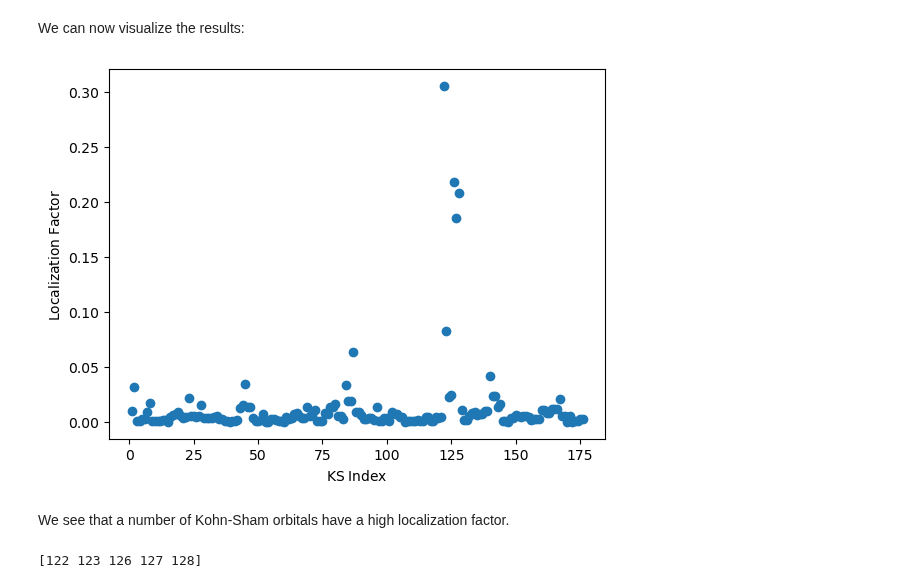
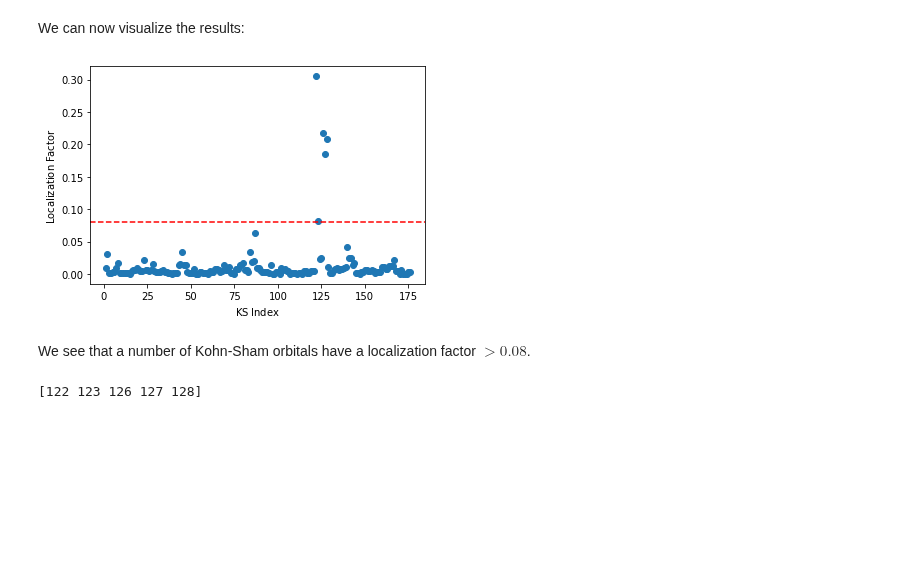
Before and after one commit to west-code-development/West, a Jupyter notebook: Doc/tutorials/basic/basic_006.ipynb, the cells around one changed output. Drawn from its saved outputs; the diff is of its cells as text; code cells hidden in the pictures; blank space fills up the shorter version.

```diff
--- a/Doc/tutorials/basic/basic_006.ipynb
+++ b/Doc/tutorials/basic/basic_006.ipynb
@@ -174,24 +176,25 @@ We can now visualize the results:
 # %%
 import json
 import numpy as np
 import matplotlib.pyplot as plt
 
 with open('west.westpp.save/localization.json','r') as f:
     data = json.load(f)
 
 y = np.array(data['localization'],dtype='f8')
 x = np.array([i+1 for i in range(y.shape[0])])
 
 plt.plot(x,y,'o')
+plt.axhline(y=0.08,linestyle='--',color='red')
 
 plt.xlabel(r'$\mathrm{KS \; Index}$')
 plt.ylabel(r'$\mathrm{Localization \; Factor}$')
 
 plt.show()
 # %% [output]
-[figure, old version]
+[figure, new version]
 # %% [markdown]
-We see that a number of Kohn-Sham orbitals have a high localization factor.
+We see that a number of Kohn-Sham orbitals have a localization factor $>0.08$.
 # %%
 print(x[y>=0.08])
 # %% [output]
```
Also changed, not shown: parts of 2 cells of this notebook.
